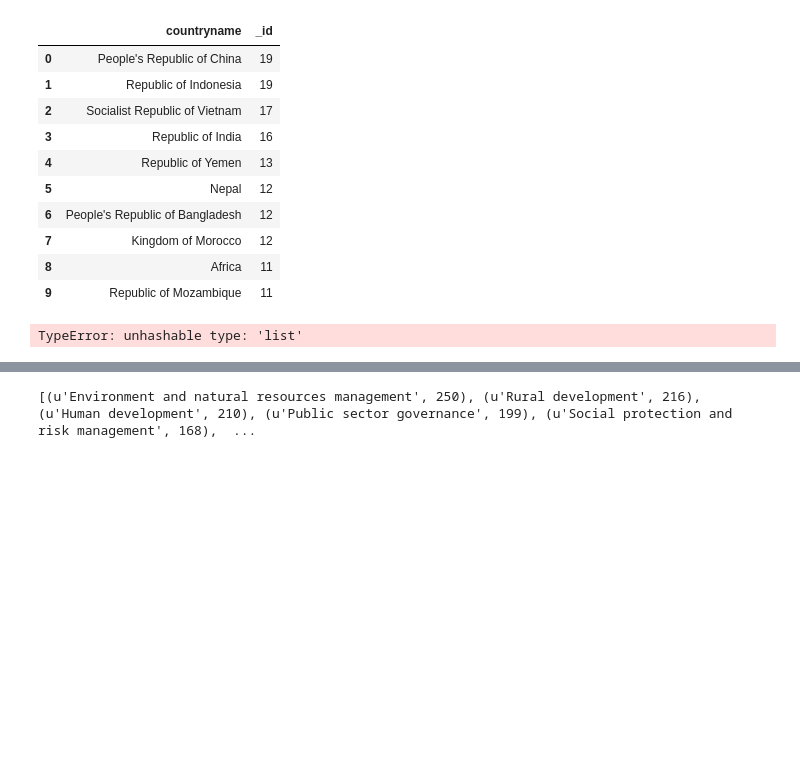
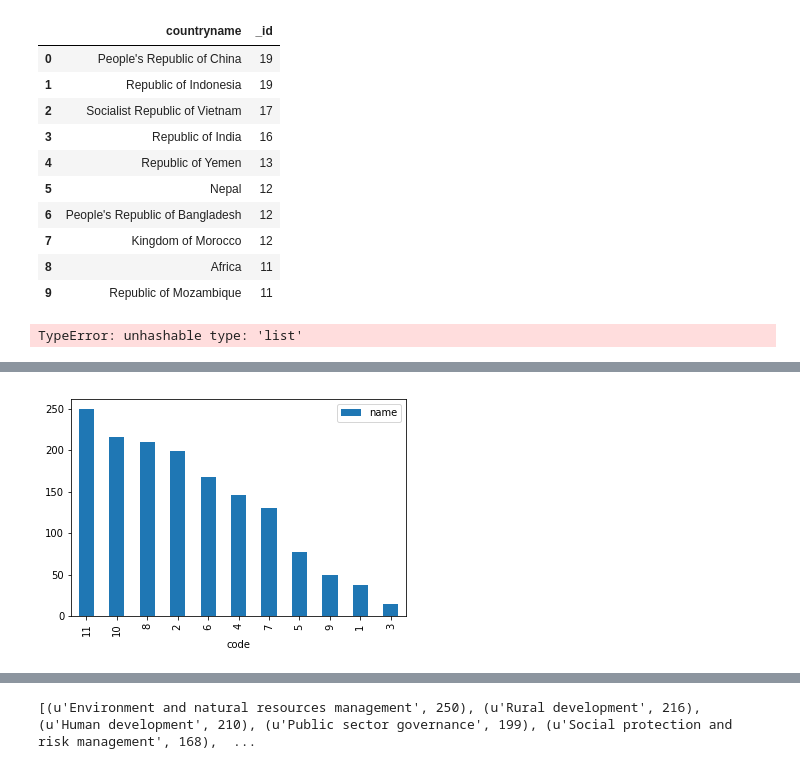
Before and after one commit to ealong/Springboard, a Jupyter notebook: data_wrangling_json/sliderule_dsi_json_exercise.ipynb, the cells around one changed output, grey strips where cells are left out. Drawn from its saved outputs; the diff is of its cells as text; code cells hidden in the pictures; blank space fills up the shorter version.

```diff
--- a/data_wrangling_json/sliderule_dsi_json_exercise.ipynb
+++ b/data_wrangling_json/sliderule_dsi_json_exercise.ipynb
@@ -197,0 +165,8 @@ Entry 9:
+# %%
+#Create new dataframe consisting of JSON data from mjtheme_namecode column
+
+theme_df = pd.concat([pd.DataFrame(json_normalize(table)) for table in df['mjtheme_namecode']])
+theme_df = theme_df.set_index('code')
+theme_df = theme_df.sort_index()
+theme_df = theme_df.fillna(method='bfill')
+print(theme_df)
@@ -197,0 +191,3 @@ Entry 9:
+# %%
+theme_df_grouped = theme_df.groupby(['code']).count()
+theme_df_grouped
@@ -198,3 +208,10 @@ Entry 9:
+# %%
+import matplotlib.pyplot as plt
+
+theme_df_grouped.plot(kind='bar')
+plt.show()
+# %% [output]
+[figure, added]
 # %%
 import collections
 
```
Also changed, not shown: parts of 8 cells of this notebook, 1 other file.
